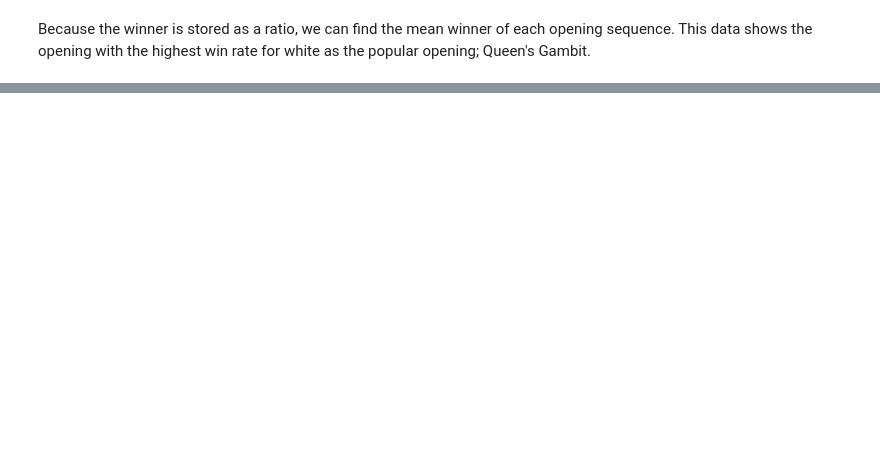
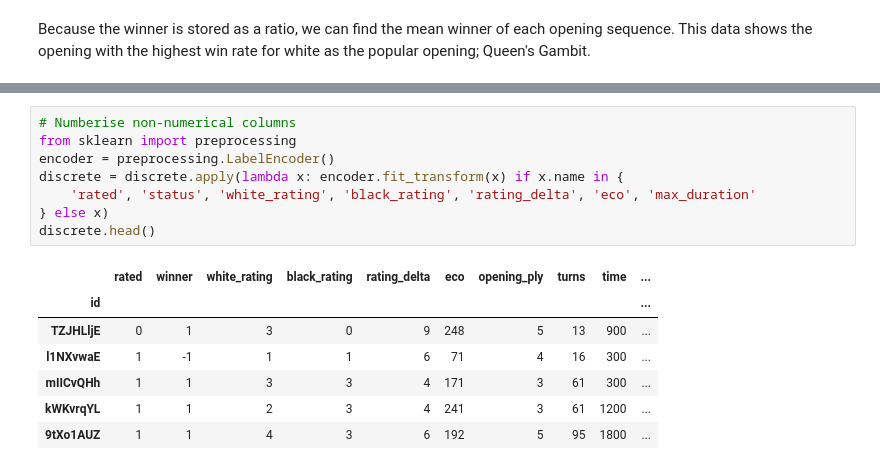
Before and after one commit to ChrisJMurdoch/ChessNotebook, a Jupyter notebook: Chess.ipynb, the cells around one changed output, grey strips where cells are left out. Saved outputs shown, nothing was run; the diff lists cells and outputs as text; blank space fills up the shorter version.

```diff
--- a/Chess.ipynb
+++ b/Chess.ipynb
@@ -213,0 +272,16 @@ plt.show()
+# %%
+# Numberise non-numerical columns
+from sklearn import preprocessing
+encoder = preprocessing.LabelEncoder()
+discrete = discrete.apply(lambda x: encoder.fit_transform(x) if x.name in {
+    'rated', 'status', 'white_rating', 'black_rating', 'rating_delta', 'eco', 'max_duration'
+} else x)
+discrete.head()
+# %% [output]
+|  | rated | winner | white_rating | black_rating | rating_delta | eco | opening_ply | turns | time | ... |
+| id |  |  |  |  |  |  |  |  |  | ... |
+| TZJHLljE | 0 | 1 | 3 | 0 | 9 | 248 | 5 | 13 | 900 | ... |
+| l1NXvwaE | 1 | -1 | 1 | 1 | 6 | 71 | 4 | 16 | 300 | ... |
+| mIICvQHh | 1 | 1 | 3 | 3 | 4 | 171 | 3 | 61 | 300 | ... |
+| kWKvrqYL | 1 | 1 | 2 | 3 | 4 | 241 | 3 | 61 | 1200 | ... |
+| 9tXo1AUZ | 1 | 1 | 4 | 3 | 6 | 192 | 5 | 95 | 1800 | ... |
```
Also changed, not shown: parts of 39 cells of this notebook, 2 other files.
